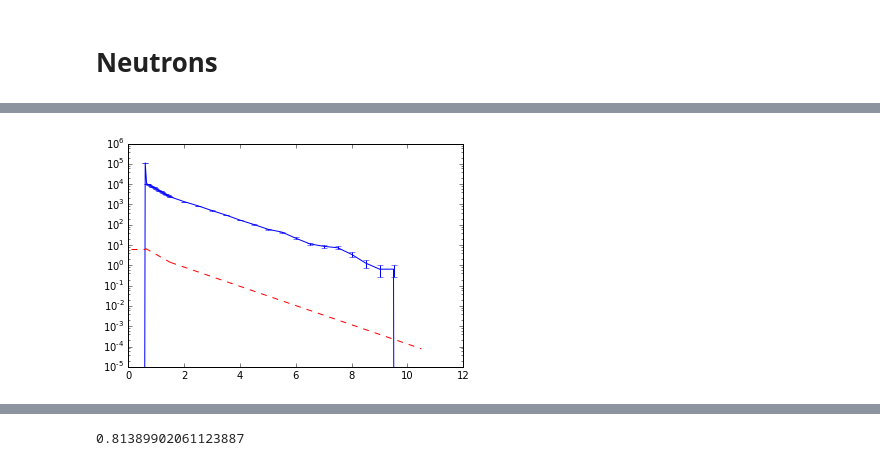
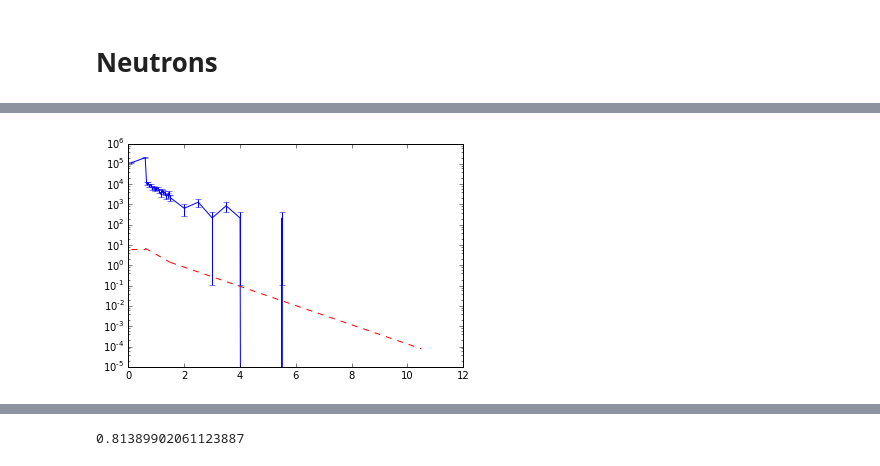
Before and after one commit to piovere/nucnotes, a Jupyter notebook: ne532/Project1/scratch.ipynb, the cells around one changed output, grey strips where cells are left out. Saved outputs shown, nothing was run; the diff lists cells and outputs as text; code cells hidden in the pictures.

```diff
--- a/ne532/Project1/scratch.ipynb
+++ b/ne532/Project1/scratch.ipynb
@@ -128,4 +132,7 @@ plt.show()
 # %%
 e_check = pd.read_csv('energyproberror.dat', sep=r'\s*')
+#e_check['energy_low'] = e_check.loc['energy_high'].shift(1)
+e_check['energy_low'] = e_check.loc[:,'energy_high'].shift(1)
+e_check.loc[0,'energy_low']=0.
 e_check
 # %% [output]
@@ -149,14 +156,14 @@ e_check
 # %%
 plt.figure()
 plt.subplot(111)
-plt.errorbar(e_check['energy'], e_check['bin'], e_check['bin'] * e_check['error'])
+plt.errorbar(e_check['energy_high'], e_check['particles'], e_check['particles'] * e_check['error'])
 plt.yscale('log')
 x1=np.linspace(0.1 , 0.6, 1000)
 x2=np.linspace(0.6, 1.5, 1000)
 x3=np.linspace(1.5, 10.5, 1000)
 plt.plot(x1, [6.6 for x in x1], 'r--')
 plt.plot(x2, med_erg(x2), 'r--')
 plt.plot(x3, high_erg(x3), 'r--')
 plt.show()
 # %% [output]
-[figure, old version]
+[figure, new version]
```
Also changed, not shown: parts of 22 cells of this notebook, 11 other files.
